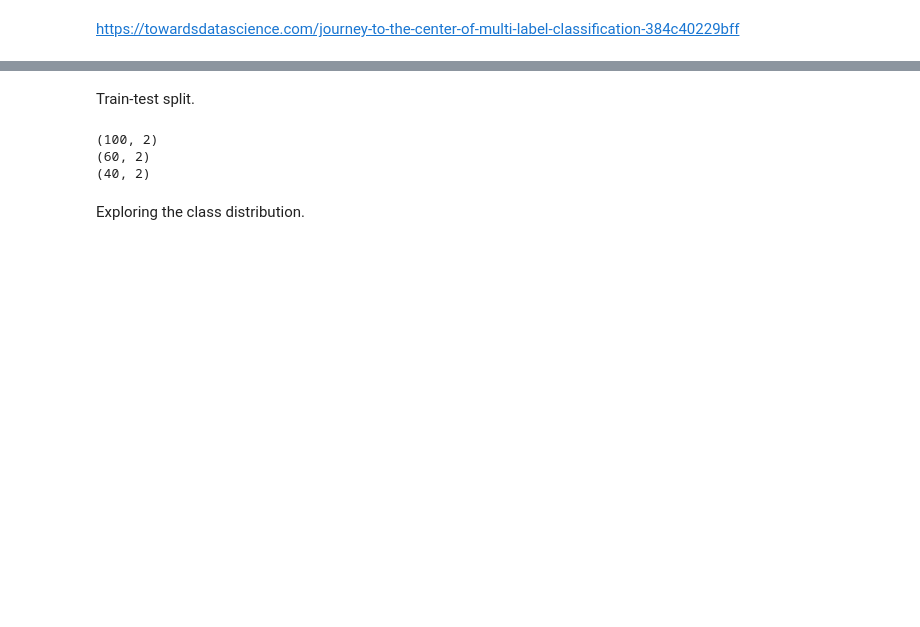
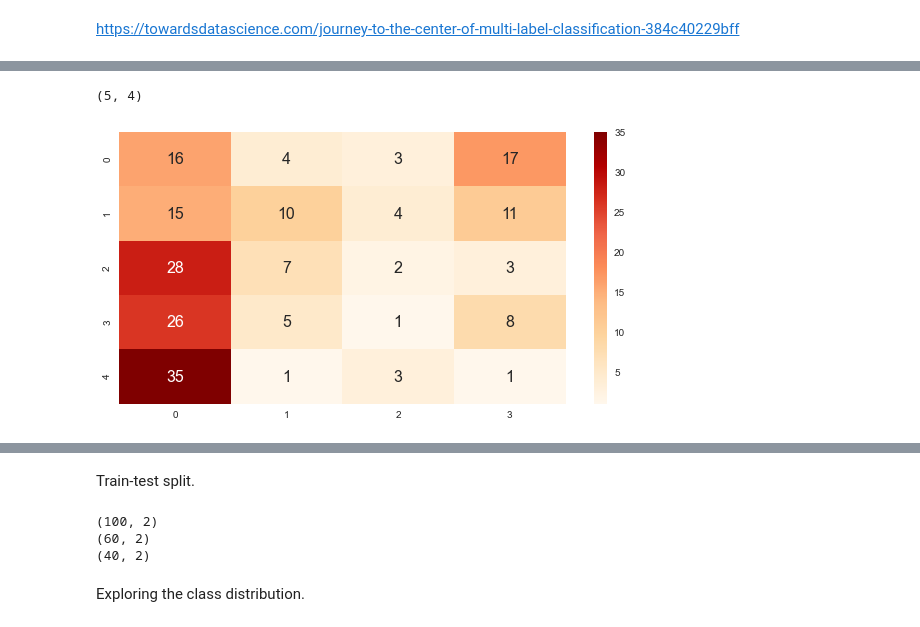
Before and after one commit to JeremyCoronia/csc803m-nlp-projects, a Jupyter notebook: multilabel-classification-bow.ipynb, the cells around one changed output, grey strips where cells are left out. Saved outputs shown, nothing was run; the diff lists cells and outputs as text; code cells hidden in the pictures; blank space fills up the shorter version.

```diff
--- a/multilabel-classification-bow.ipynb
+++ b/multilabel-classification-bow.ipynb
@@ -156,7 +160,7 @@ for each in data.text:
 # %%
 from sklearn.feature_extraction.text import TfidfVectorizer
 
-MAX_FEATURES = 5000
+MAX_FEATURES = 50
 
 tfidf_vectorizer = TfidfVectorizer(max_features=MAX_FEATURES, stop_words='english')
 sparse_matrix = tfidf_vectorizer.fit_transform(X).toarray()
@@ -215,0 +254,3 @@ Recall:  0.8444444444444444
+# %%
+cm =multilabel_confusion_matrix(y_test, y_pred_nb)
+cm.shape
@@ -215,0 +276,18 @@ Recall:  0.8444444444444444
+# %%
+cm_reshape = np.reshape(cm, (cm.shape[0], cm.shape[1]*cm.shape[2]))
+cm_reshape.shape
+# %% [output]
+(5, 4)
+# %%
+from sklearn.metrics import multilabel_confusion_matrix
+
+# labels=['env_problems', 'pollution', 'treatment', 'climate', 'biomonitoring']
+cm = multilabel_confusion_matrix(y_test, y_pred_nb)
+# for confusion matrix
+sns.heatmap(cm_reshape, cbar=True, annot=True, cmap="OrRd", fmt="d", annot_kws={"size": 16})
+plt.rcParams['figure.figsize'] = (10.0, 5.0)
+# plt.rcParams['font.size'] = 20
+plt.show()
+# print(cm)
+# %% [output]
+[figure, added]
```
Also changed, not shown: parts of 15 cells of this notebook, 1 other file.
